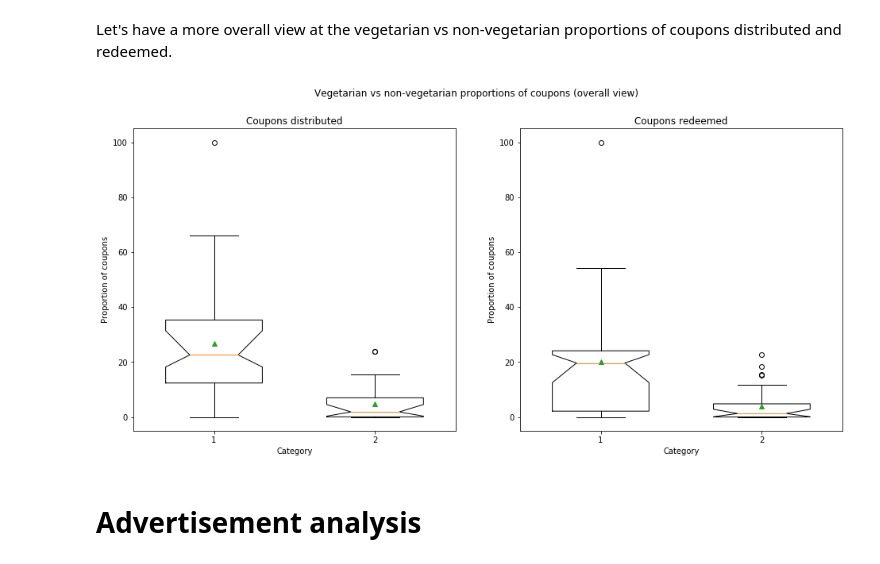
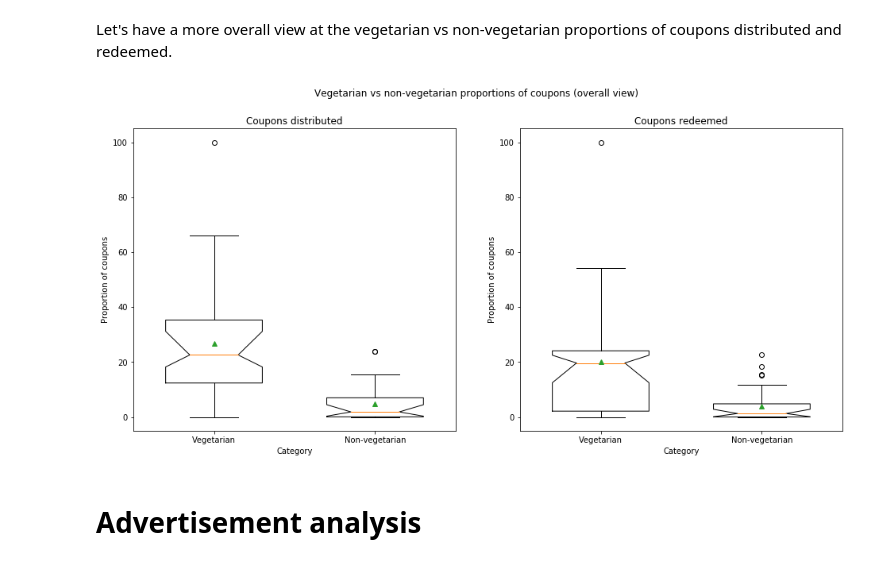
Before and after one commit to whateverforever/ada-2019-project, a Jupyter notebook: data_analysis.ipynb, the cells around one changed output. Cells and saved outputs as stored; diff of their text form; code cells hidden in the pictures.

```diff
--- a/data_analysis.ipynb
+++ b/data_analysis.ipynb
@@ -830,25 +830,28 @@ Let's have a more overall view at the vegetarian vs non-vegetarian proportions o
 # %%
 fig, axes = plt.subplots(1,2)
 
 axes[0].boxplot((proportions_dist_final['Vegetarian'],proportions_dist_final['Non-vegetarian']),
+                labels = ('Vegetarian', 'Non-vegetarian'),
                 notch = True, bootstrap = 1000, #Add CI for median, computed through bootstrap with n = 1000
                 widths = 0.6,
                 showmeans = True) #Add arithmetic means as green triangle
 axes[0].set_title('Coupons distributed')
 axes[1].boxplot((proportions_red_final['Vegetarian'],proportions_red_final['Non-vegetarian']),
+                labels = ('Vegetarian', 'Non-vegetarian'),
                 notch = True, bootstrap = 1000, #Add CI for median, computed through bootstrap with n = 1000
                 widths = 0.6,
                 showmeans = True) #Add arithmetic means as green triangle
 axes[1].set_title('Coupons redeemed')
 
 for ax in axes:
     ax.set_xlabel('Category')
     ax.set_ylabel('Proportion of coupons')
+    #ax.set_xticks(np.arange(2),list(('Vegetarian', 'Non-vegetarian')))
 
 fig.suptitle('Vegetarian vs non-vegetarian proportions of coupons (overall view)')
 plt.show()
 # %% [output]
-[figure, old version]
+[figure, new version]
 # %% [markdown]
 # Advertisement analysis
 # %%
```
